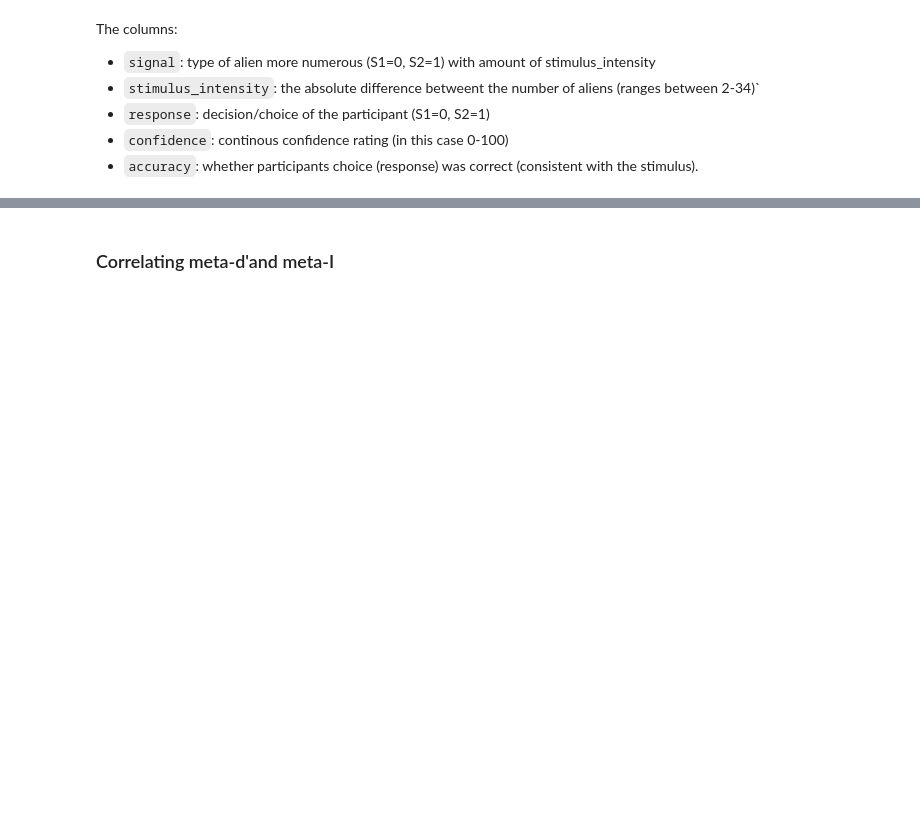
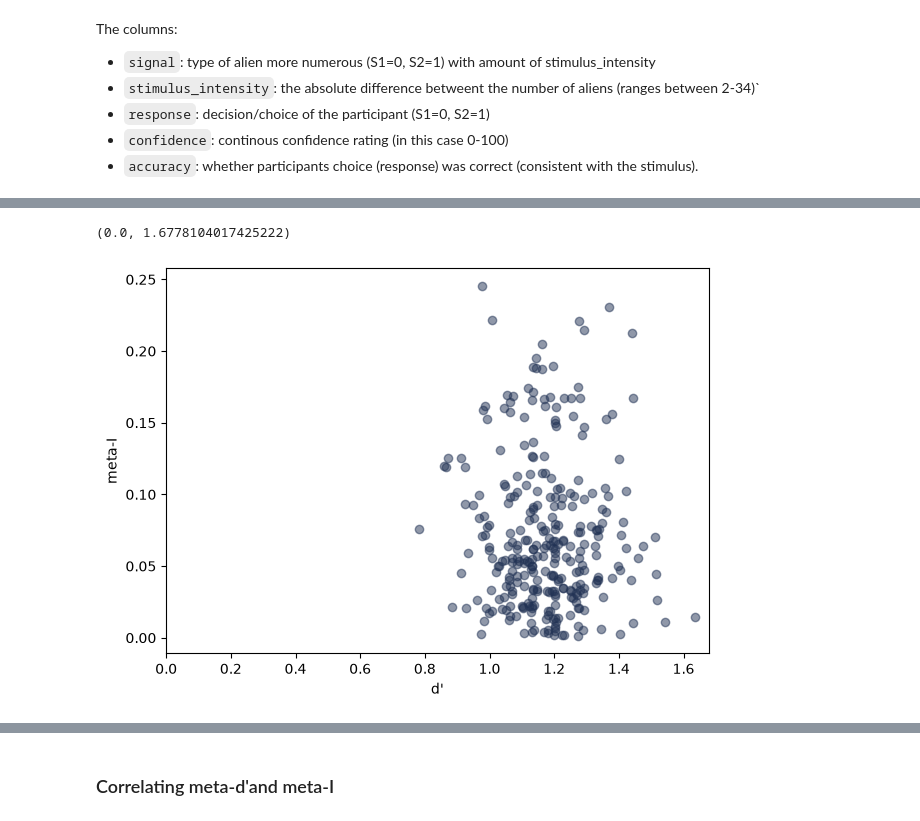
Before and after one commit to Ver0Ha/Meta-I, a Jupyter notebook: example_notebook_metai.ipynb, the cells around one changed output, grey strips where cells are left out. Drawn from its saved outputs; the diff is of its cells as text; code cells hidden in the pictures; blank space fills up the shorter version.

```diff
--- a/example_notebook_metai.ipynb
+++ b/example_notebook_metai.ipynb
@@ -122,0 +186,9 @@ print(results_metaI[["ppt", "meta_I", "meta_Ir1", "meta_Ir2"]].head())
+# %%
+fig, axes = plt.subplots(figsize = (7, 5))
+axes.scatter(results_metaI["d_prime"], results_metaI["meta_I"], color = "#235", alpha = 0.5)
+axes.set_xlabel("d'")
+axes.set_ylabel("meta-I")
+axes.set_xlim(0, )
+# %% [output]
+(0.0, 1.6778104017425222)
+[figure, added]
```
Also changed, not shown: parts of 23 cells of this notebook.
